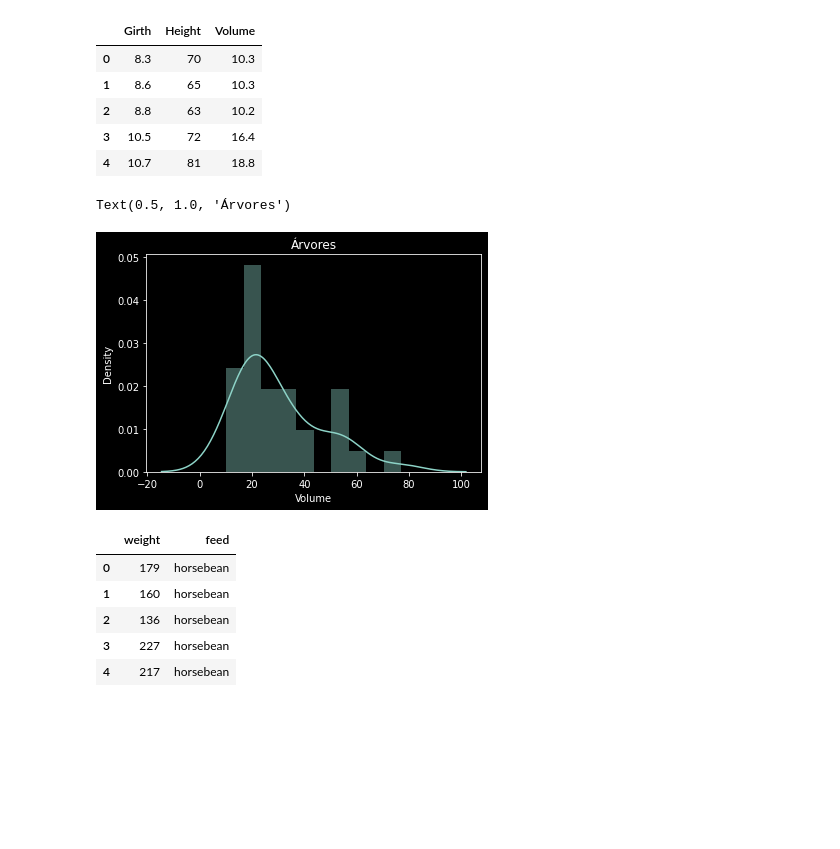
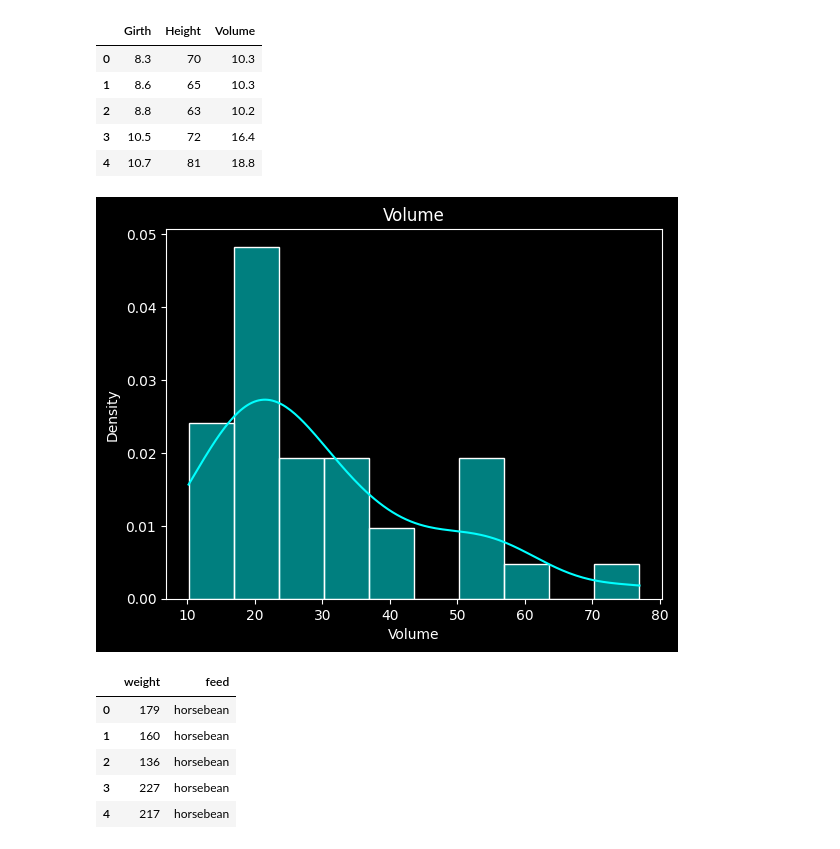
Before and after one commit to Joao-Inacio/Formacao-Cientista-de-Dados, a Jupyter notebook: 3_Gráficos/9_Hist_desidade_seab.ipynb, the cells around one changed output. Drawn from its saved outputs; the diff is of its cells as text; code cells hidden in the pictures; blank space fills up the shorter version.

Commit message:
Histogramas e Densidade com Seaborn

```diff
--- a/3_Gráficos/9_Hist_desidade_seab.ipynb
+++ b/3_Gráficos/9_Hist_desidade_seab.ipynb
@@ -8,7 +8,7 @@ import seaborn as srn
 import matplotlib.pyplot as plt
 # %%
 # Base de dados
-base = pd.read_csv('trees.csv')
+base = pd.read_csv('./data/trees.csv')
 base.head()
 # %% [output]
 |  | Girth | Height | Volume |
@@ -19,9 +19,10 @@ base.head()
 | 4 | 10.7 | 81 | 18.8 |
 # %%
 # Histograma com 10 divisãoes (bins) e com gráfico de densidade
-srn.distplot(base.Volume, bins = 10, axlabel = "Volume").set_title("Árvores")
+srn.histplot(
+    base.Volume, bins=10, kde=True, stat='density', color='cyan'
+).set_title('Volume');
 # %% [output]
-Text(0.5, 1.0, 'Árvores')
-[figure, old version]
+[figure, new version]
 # %%
 # Carregamento de outra base de dados
```
Also changed, not shown: parts of 8 cells of this notebook.
